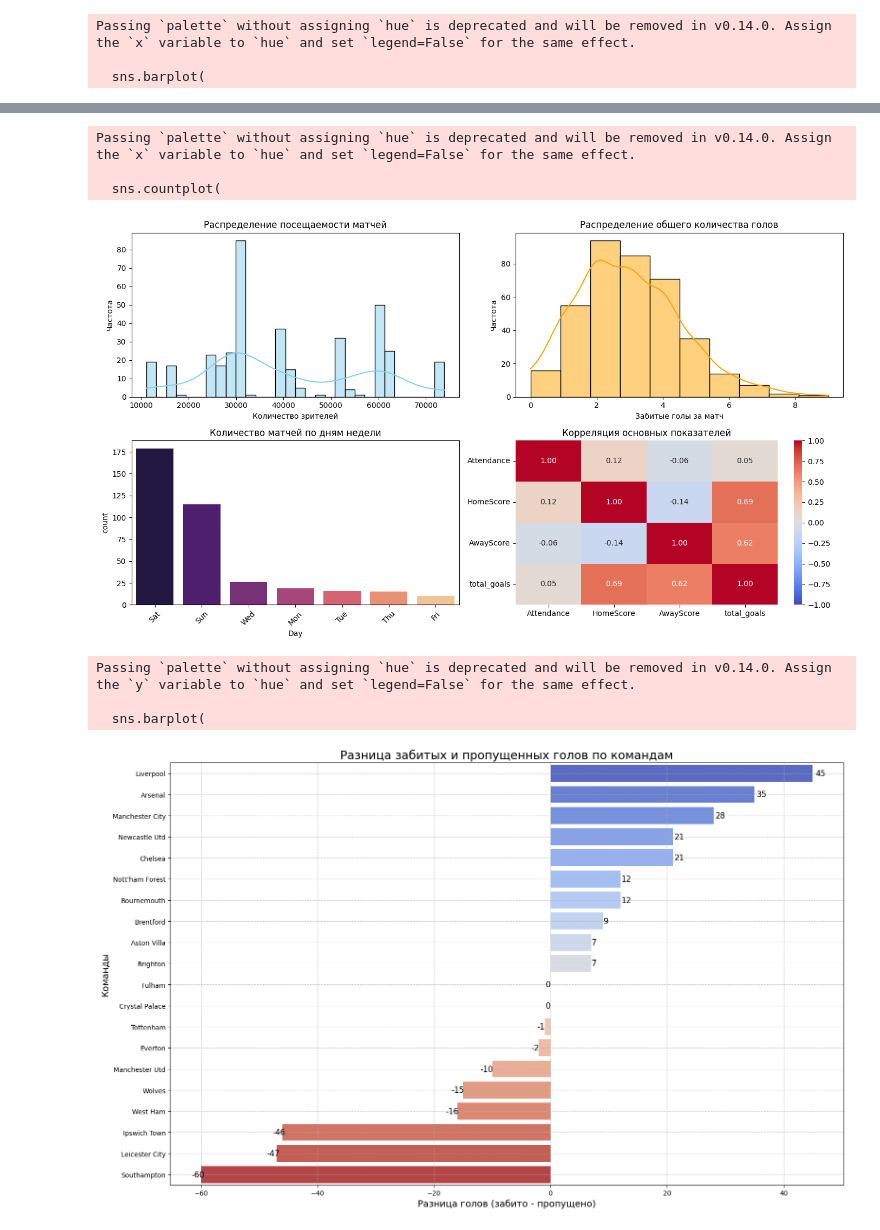
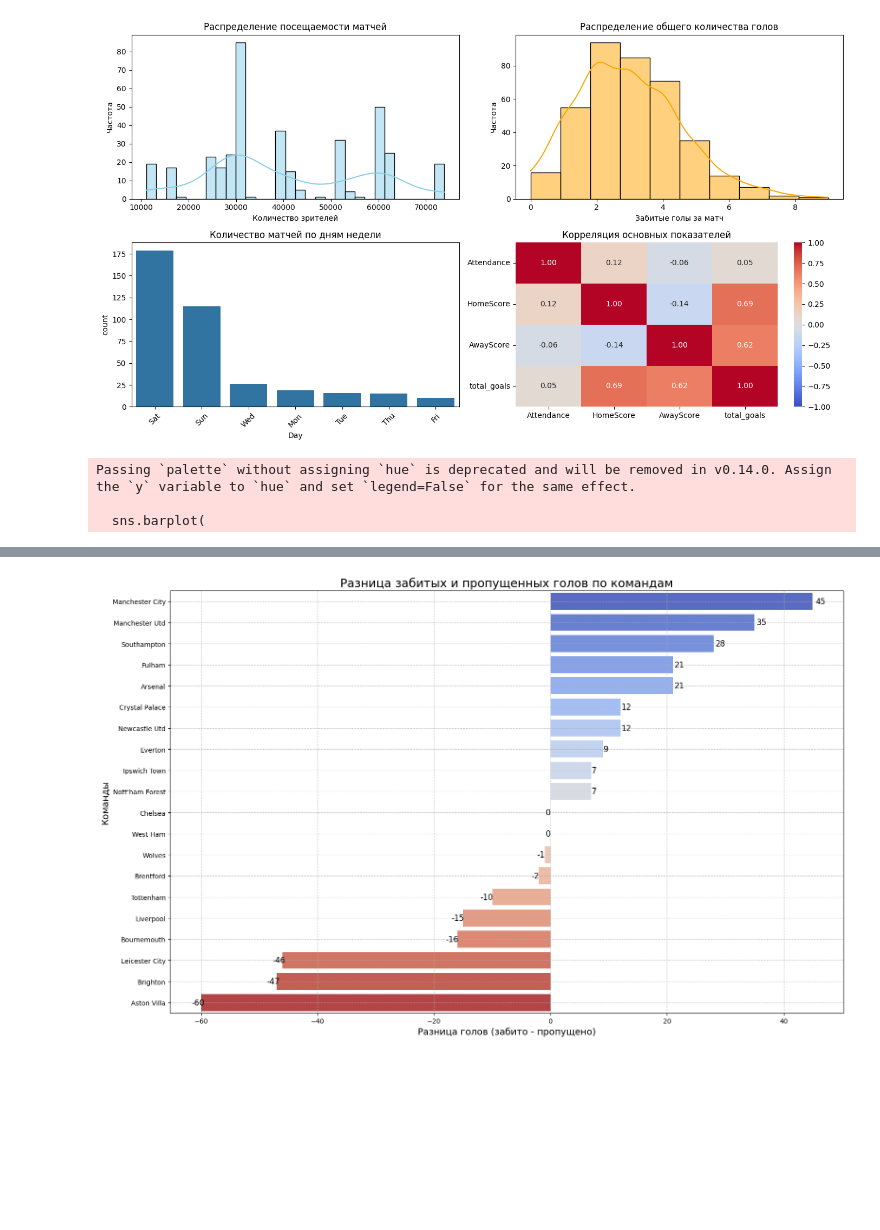
Before and after one commit to VadimFilips/ProjectFilipsGit, a Jupyter notebook: Задание №3/Задание_№3.ipynb, the cells around one changed output, grey strips where cells are left out. Cells and saved outputs as stored; diff of their text form; code cells hidden in the pictures; blank space fills up the shorter version.

```diff
--- a/Задание №3/Задание_№3.ipynb
+++ b/Задание №3/Задание_№3.ipynb
@@ -107,6 +107,47 @@ print(f"Средняя посещаемость: {attendance_stats['avg_attendan
 print(f"Максимальная посещаемость: {attendance_stats['max_attendance'][0]:,.0f} зрителей")
 print(f"Минимальная посещаемость: {attendance_stats['min_attendance'][0]:,.0f} зрителей")
 
+# создаем DataFrame с суммарной посещаемостью по стадионам
+stadium_attendance = df.groupby('Venue')['Attendance'].sum().reset_index()
+stadium_attendance.rename(columns={'Attendance': 'total_attendance'}, inplace=True)
+
+#  создаем DataFrame с данными по командам
+
+team_stats = pd.concat([
+    df.groupby('Home').agg({'HomeScore': 'sum', 'AwayScore': 'sum'})
+     .rename(columns={'HomeScore': 'goals_for', 'AwayScore': 'goals_against'})
+     .reset_index(),  # Добавляем reset_index()
+
+    df.groupby('Away').agg({'HomeScore': 'sum', 'AwayScore': 'sum'})
+     .rename(columns={'HomeScore': 'goals_against', 'AwayScore': 'goals_for'})
+     .reset_index()  # Добавляем reset_index()
+], ignore_index=True)  # Объединяем без сохранения индексов
+
+# Создаем единый список команд
+all_teams = pd.concat([df['Home'], df['Away']]).unique()
+
+# Группируем по командам
+team_stats = team_stats.groupby('Home').sum().reset_index()
+
+# Альтернативный способ (более надежный)
+team_stats = pd.DataFrame({
+    'team': all_teams,
+    'goals_for': df.groupby('Home')['HomeScore'].sum().add(
+        df.groupby('Away')['AwayScore'].sum(), fill_value=0
+    ),
+    'goals_against': df.groupby('Home')['AwayScore'].sum().add(
+        df.groupby('Away')['HomeScore'].sum(), fill_value=0
+    )
+}).reset_index(drop=True)
+
+# Считаем разницу голов
+team_stats['goal_difference'] = team_stats['goals_for'] - team_stats['goals_against']
+
+# Сортируем по разнице голов
+team_stats_sorted = team_stats.sort_values(
+    by='goal_difference',
+    ascending=False
+).reset_index(drop=True)
 
 # Закрываем соединение в конце работы
 conn.close()
@@ -118,8 +159,7 @@ plt.figure(figsize=(16, 10))
 sns.barplot(
     x='Venue',
     y='total_attendance',
-    data=stadium_attendance,
-    palette='magma'
+    data=stadium_attendance
 )
 
 plt.title('Общая посещаемость по стадионам', fontsize=18)
@@ -163,8 +203,7 @@ plt.subplot(2, 2, 3)
 sns.countplot(
     x='Day',
     data=df,
-    order=df['Day'].value_counts().index,
-    palette='magma'
+    order=df['Day'].value_counts().index
 )
 plt.title('Количество матчей по дням недели')
 plt.xticks(rotation=45)
@@ -185,7 +224,7 @@ plt.title('Корреляция основных показателей')
 plt.tight_layout()
 plt.show()
 
-# Создаем график
+# Создаем график разницы голов
 
 plt.figure(figsize=(16, 10))
 sns.barplot(
@@ -244,3 +284,4 @@ Saving fixtures.csv to fixtures (10).csv
+[figure, new version]
-Passing `palette` without assigning `hue` is deprecated and will be removed in v0.14.0. Assign the `x` variable to `hue` and set `legend=False` for the same effect.
+Passing `palette` without assigning `hue` is deprecated and will be removed in v0.14.0. Assign the `y` variable to `hue` and set `legend=False` for the same effect.
 
   sns.barplot(
@@ -248,8 +288 @@ Passing `palette` without assigning `hue` is deprecated and will be removed in v
-Passing `palette` without assigning `hue` is deprecated and will be removed in v0.14.0. Assign the `x` variable to `hue` and set `legend=False` for the same effect.
-
-  sns.countplot(
-[figure, old version]
-Passing `palette` without assigning `hue` is deprecated and will be removed in v0.14.0. Assign the `y` variable to `hue` and set `legend=False` for the same effect.
-
-  sns.barplot(
-[figure, old version]
+[figure, new version]
```
Also changed, not shown: parts of 1 cell of this notebook.
